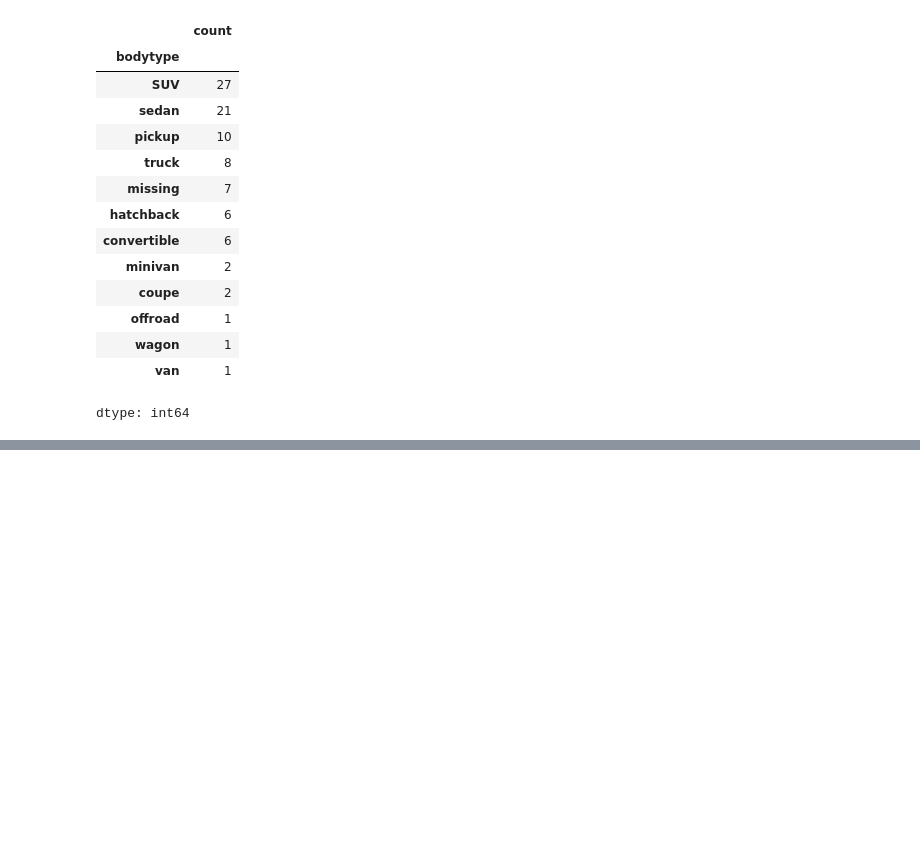
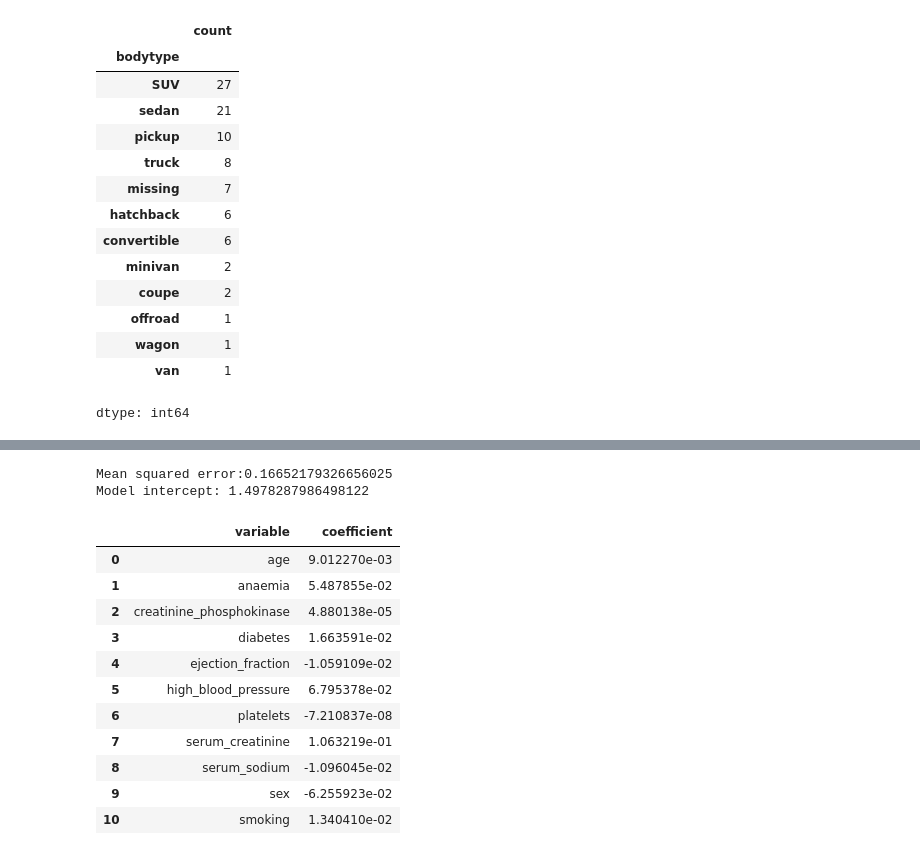
Before and after one commit to AngelikaBaloy/scratchpad, a Jupyter notebook: DS3001_2_5.ipynb, the cells around one changed output, grey strips where cells are left out. Saved outputs shown, nothing was run; the diff lists cells and outputs as text; code cells hidden in the pictures; blank space fills up the shorter version.

```diff
--- a/DS3001_2_5.ipynb
+++ b/DS3001_2_5.ipynb
@@ -232,0 +279,22 @@ pd.DataFrame({'variable':model.feature_names_in_, 'coefficient':model.coef_ })
+# %%
+model = LinearRegression().fit(X,y)
+y_hat = model.predict(X)
+
+print(f'Mean squared error:{mse(y,y_hat)}') # printing table...
+print(f'Model intercept: {model.intercept_}')
+pd.DataFrame({'variable':model.feature_names_in_, 'coefficient':model.coef_ })
+# %% [output]
+Mean squared error:0.16652179326656025
+Model intercept: 1.4978287986498122
+|  | variable | coefficient |
+| 0 | age | 9.012270e-03 |
+| 1 | anaemia | 5.487855e-02 |
+| 2 | creatinine_phosphokinase | 4.880138e-05 |
+| 3 | diabetes | 1.663591e-02 |
+| 4 | ejection_fraction | -1.059109e-02 |
+| 5 | high_blood_pressure | 6.795378e-02 |
+| 6 | platelets | -7.210837e-08 |
+| 7 | serum_creatinine | 1.063219e-01 |
+| 8 | serum_sodium | -1.096045e-02 |
+| 9 | sex | -6.255923e-02 |
+| 10 | smoking | 1.340410e-02 |
```
Also changed, not shown: parts of 10 cells of this notebook.
